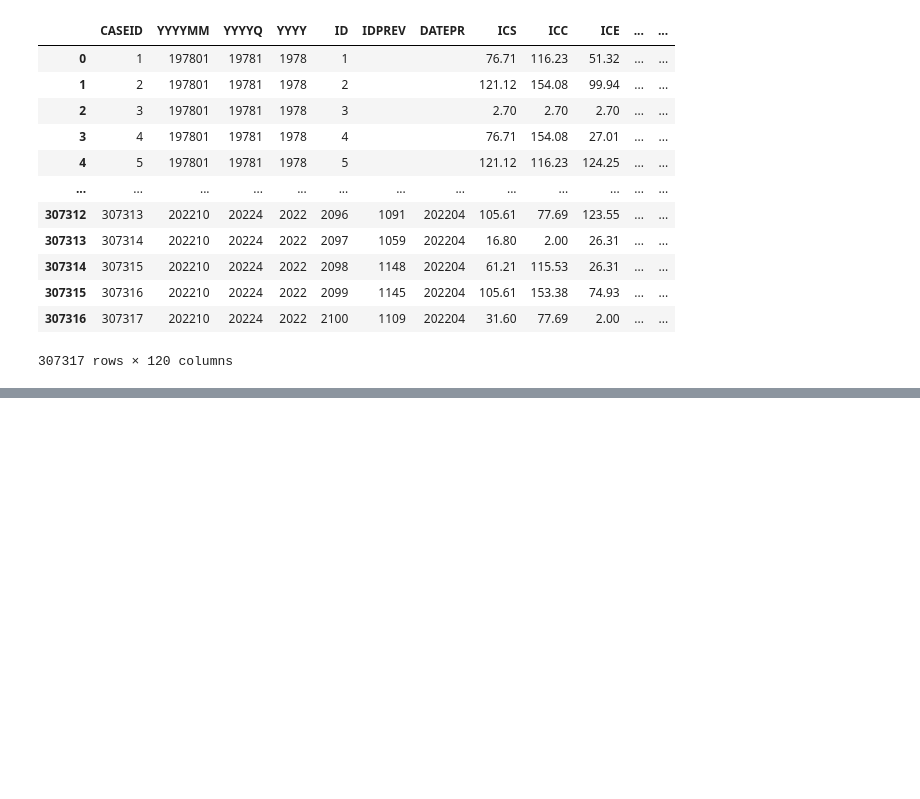
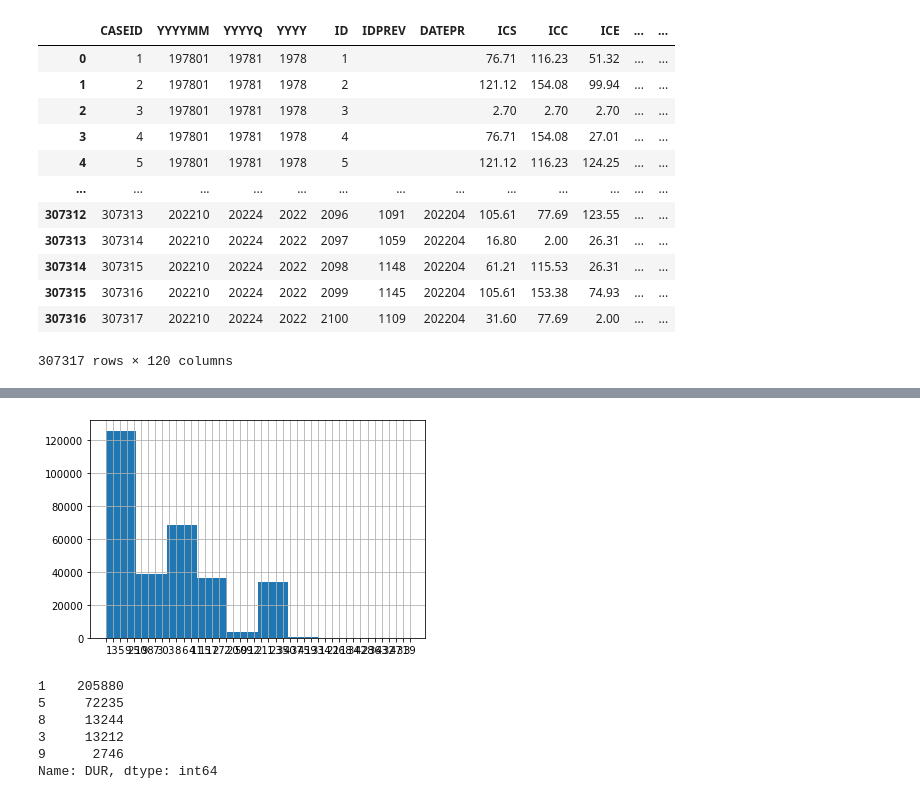
Before and after one commit to Wesley-Janson/stat27420_final_project, a Jupyter notebook: prepare_survey_data.ipynb, the cells around one changed output, grey strips where cells are left out. Drawn from its saved outputs; the diff is of its cells as text; code cells hidden in the pictures; blank space fills up the shorter version.

```diff
--- a/prepare_survey_data.ipynb
+++ b/prepare_survey_data.ipynb
@@ -67,0 +308,15 @@ base_data
+# %%
+survey_data.PX5Q2.hist()
+# 98 and 99 are missing values - drop them
+survey_data["PX5Q2"] = survey_data.PX5Q2.replace([98,99], np.nan)
+# %% [output]
+[figure, added]
+# %%
+survey_data.DUR.value_counts(dropna=False)
+# %% [output]
+1    205880
+5     72235
+8     13244
+3     13212
+9      2746
+Name: DUR, dtype: int64
```
Also changed, not shown: parts of 43 cells of this notebook, 2 other files.
